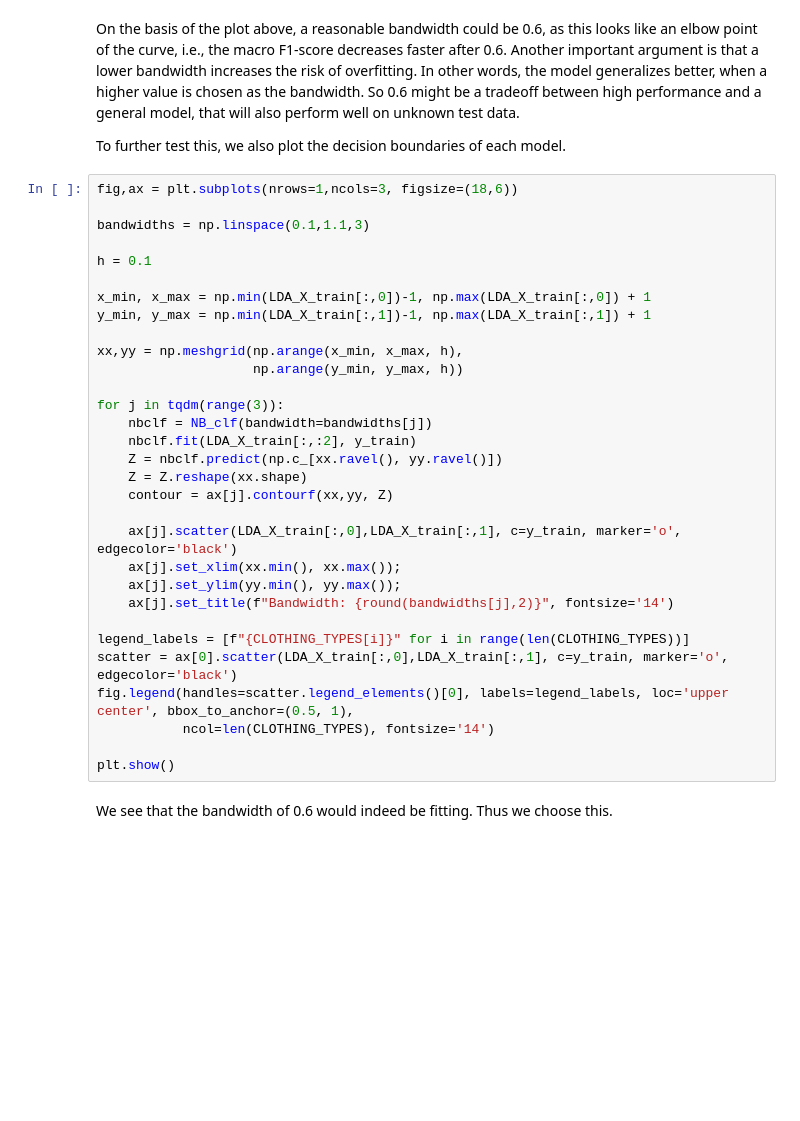
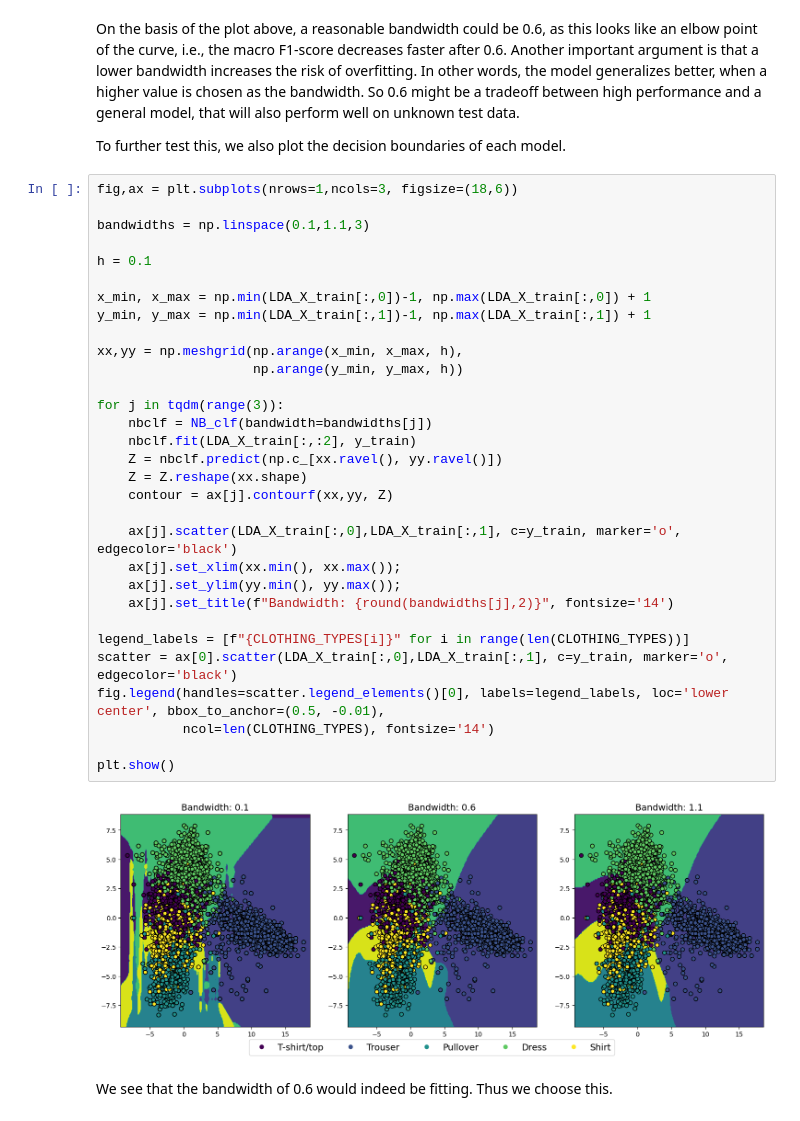
Before and after one commit to krusand/MLProject-FashionMNIST, a Jupyter notebook: 3a. Naive Bayes Implementation.ipynb, the cells around one changed output. Cells and saved outputs as stored; diff of their text form; blank space fills up the shorter version.

```diff
--- a/3a. Naive Bayes Implementation.ipynb
+++ b/3a. Naive Bayes Implementation.ipynb
@@ -100,34 +100,36 @@ To further test this, we also plot the decision boundaries of each model.
 # %%
 fig,ax = plt.subplots(nrows=1,ncols=3, figsize=(18,6))
 
 bandwidths = np.linspace(0.1,1.1,3)
 
 h = 0.1
 
 x_min, x_max = np.min(LDA_X_train[:,0])-1, np.max(LDA_X_train[:,0]) + 1
 y_min, y_max = np.min(LDA_X_train[:,1])-1, np.max(LDA_X_train[:,1]) + 1
 
 xx,yy = np.meshgrid(np.arange(x_min, x_max, h),
                     np.arange(y_min, y_max, h))
 
 for j in tqdm(range(3)):
     nbclf = NB_clf(bandwidth=bandwidths[j])
     nbclf.fit(LDA_X_train[:,:2], y_train)
     Z = nbclf.predict(np.c_[xx.ravel(), yy.ravel()])
     Z = Z.reshape(xx.shape)
     contour = ax[j].contourf(xx,yy, Z)
 
     ax[j].scatter(LDA_X_train[:,0],LDA_X_train[:,1], c=y_train, marker='o', edgecolor='black')
     ax[j].set_xlim(xx.min(), xx.max());
     ax[j].set_ylim(yy.min(), yy.max());
     ax[j].set_title(f"Bandwidth: {round(bandwidths[j],2)}", fontsize='14')
 
 legend_labels = [f"{CLOTHING_TYPES[i]}" for i in range(len(CLOTHING_TYPES))]
 scatter = ax[0].scatter(LDA_X_train[:,0],LDA_X_train[:,1], c=y_train, marker='o', edgecolor='black')
-fig.legend(handles=scatter.legend_elements()[0], labels=legend_labels, loc='upper center', bbox_to_anchor=(0.5, 1),
+fig.legend(handles=scatter.legend_elements()[0], labels=legend_labels, loc='lower center', bbox_to_anchor=(0.5, -0.01),
            ncol=len(CLOTHING_TYPES), fontsize='14')
 
 plt.show()
+# %% [output]
+[figure, added]
 # %% [markdown]
 We see that the bandwidth of 0.6 would indeed be fitting. Thus we choose this.
 # %% [markdown]
```
Also changed, not shown: parts of 1 cell of this notebook, 1 other file.
